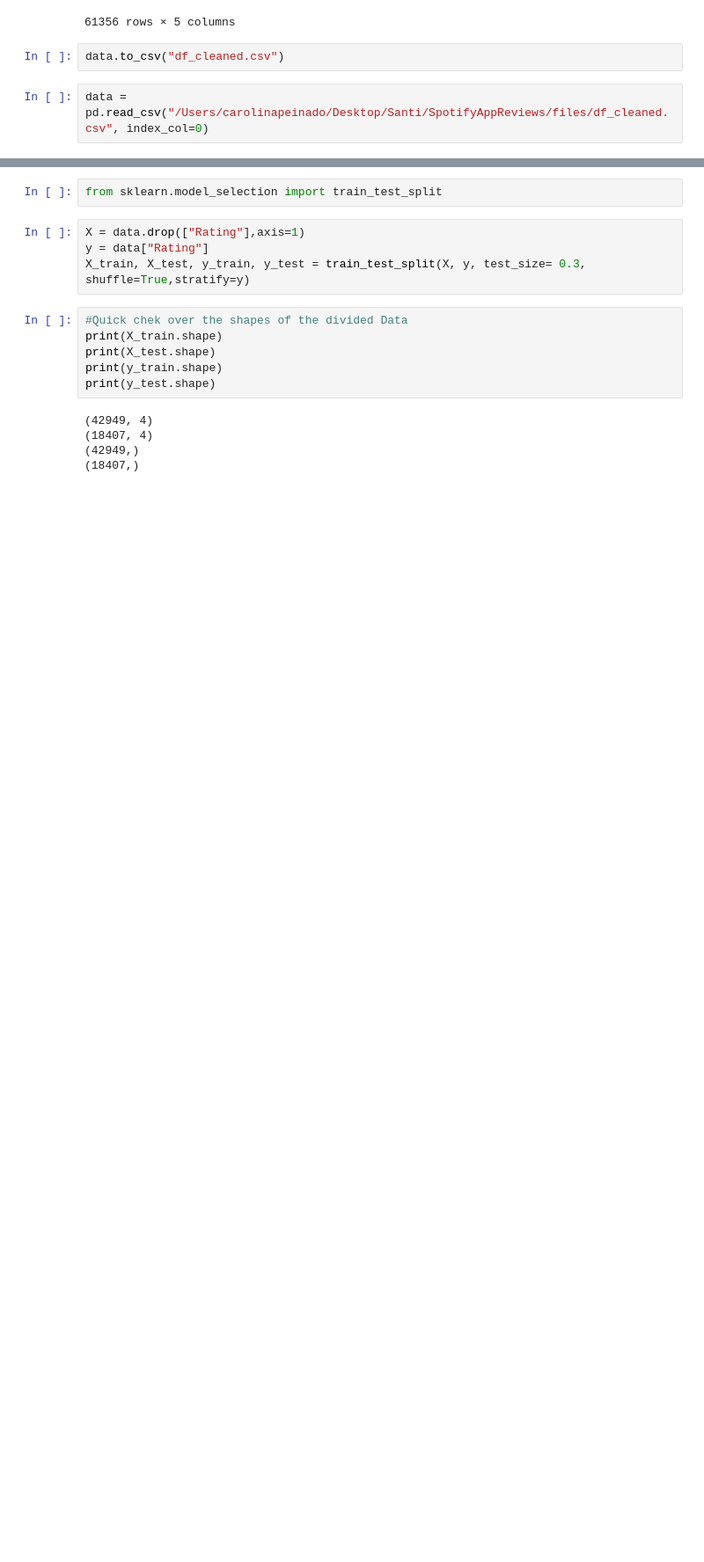
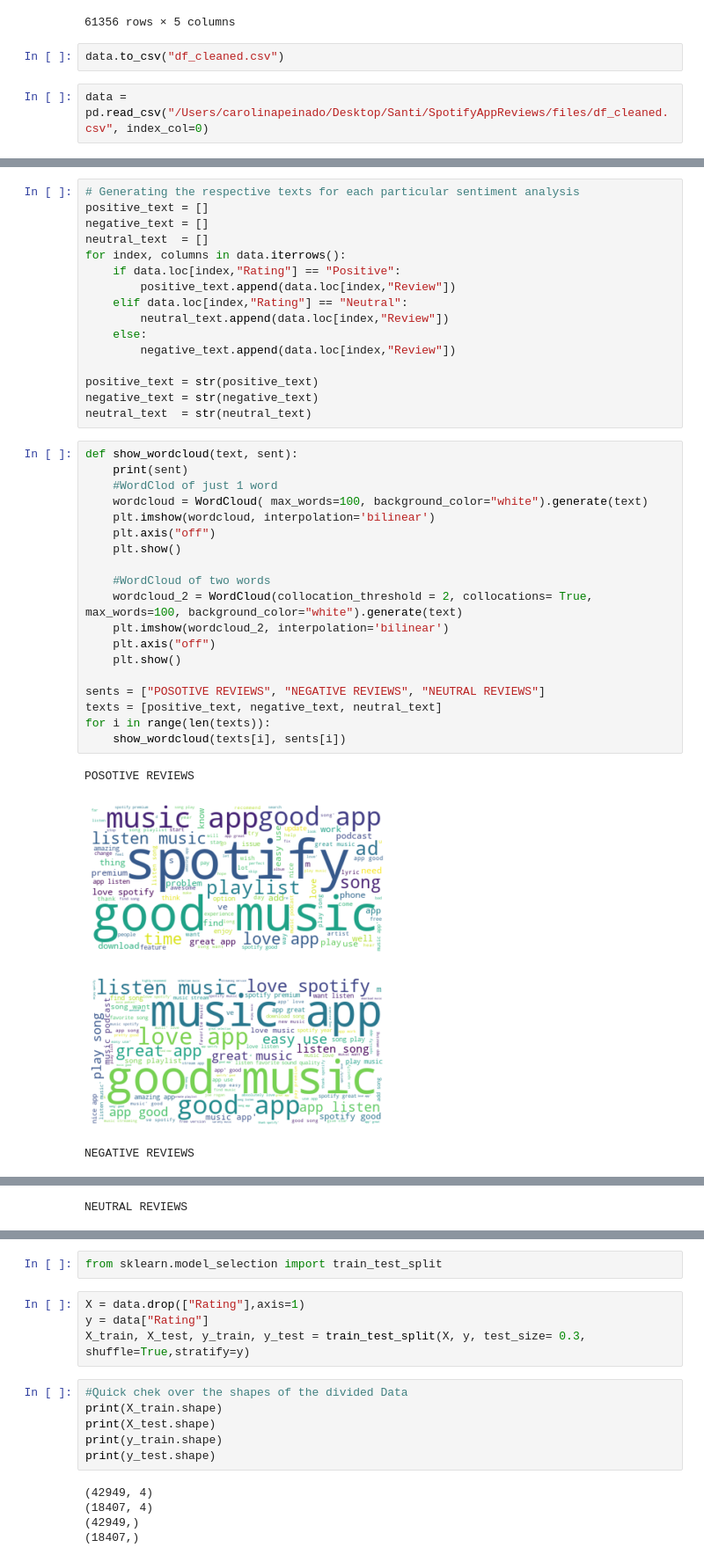
Before and after one commit to santiagoromero20/SentimentAnalysisApp-NLP-MCC, a Jupyter notebook: EDA.ipynb, the cells around one changed output, grey strips where cells are left out. Shown at 88% size. Cells and saved outputs as stored; diff of their text form; blank space fills up the shorter version.

```diff
--- a/EDA.ipynb
+++ b/EDA.ipynb
@@ -301,0 +329,40 @@ data = pd.read_csv("/Users/carolinapeinado/Desktop/Santi/SpotifyAppReviews/files
+# %%
+# Generating the respective texts for each particular sentiment analysis
+positive_text = []
+negative_text = []
+neutral_text  = []
+for index, columns in data.iterrows():
+    if data.loc[index,"Rating"] == "Positive":
+        positive_text.append(data.loc[index,"Review"])
+    elif data.loc[index,"Rating"] == "Neutral":
+        neutral_text.append(data.loc[index,"Review"])
+    else:
+        negative_text.append(data.loc[index,"Review"])
+
+positive_text = str(positive_text)
+negative_text = str(negative_text)
+neutral_text  = str(neutral_text)
+# %%
+def show_wordcloud(text, sent):
+    print(sent)
+    #WordClod of just 1 word
+    wordcloud = WordCloud( max_words=100, background_color="white").generate(text)
+    plt.imshow(wordcloud, interpolation='bilinear')
+    plt.axis("off")
+    plt.show()
+
+    #WordCloud of two words
+    wordcloud_2 = WordCloud(collocation_threshold = 2, collocations= True, max_words=100, background_color="white").generate(text)
+    plt.imshow(wordcloud_2, interpolation='bilinear')
+    plt.axis("off")
+    plt.show()
+
+sents = ["POSOTIVE REVIEWS", "NEGATIVE REVIEWS", "NEUTRAL REVIEWS"]
+texts = [positive_text, negative_text, neutral_text]
+for i in range(len(texts)):
+    show_wordcloud(texts[i], sents[i])
+# %% [output]
+POSOTIVE REVIEWS
+[figure, added]
+[figure, added]
+NEGATIVE REVIEWS
@@ -301,0 +371 @@ data = pd.read_csv("/Users/carolinapeinado/Desktop/Santi/SpotifyAppReviews/files
+NEUTRAL REVIEWS
```
Also changed, not shown: parts of 16 cells of this notebook.
